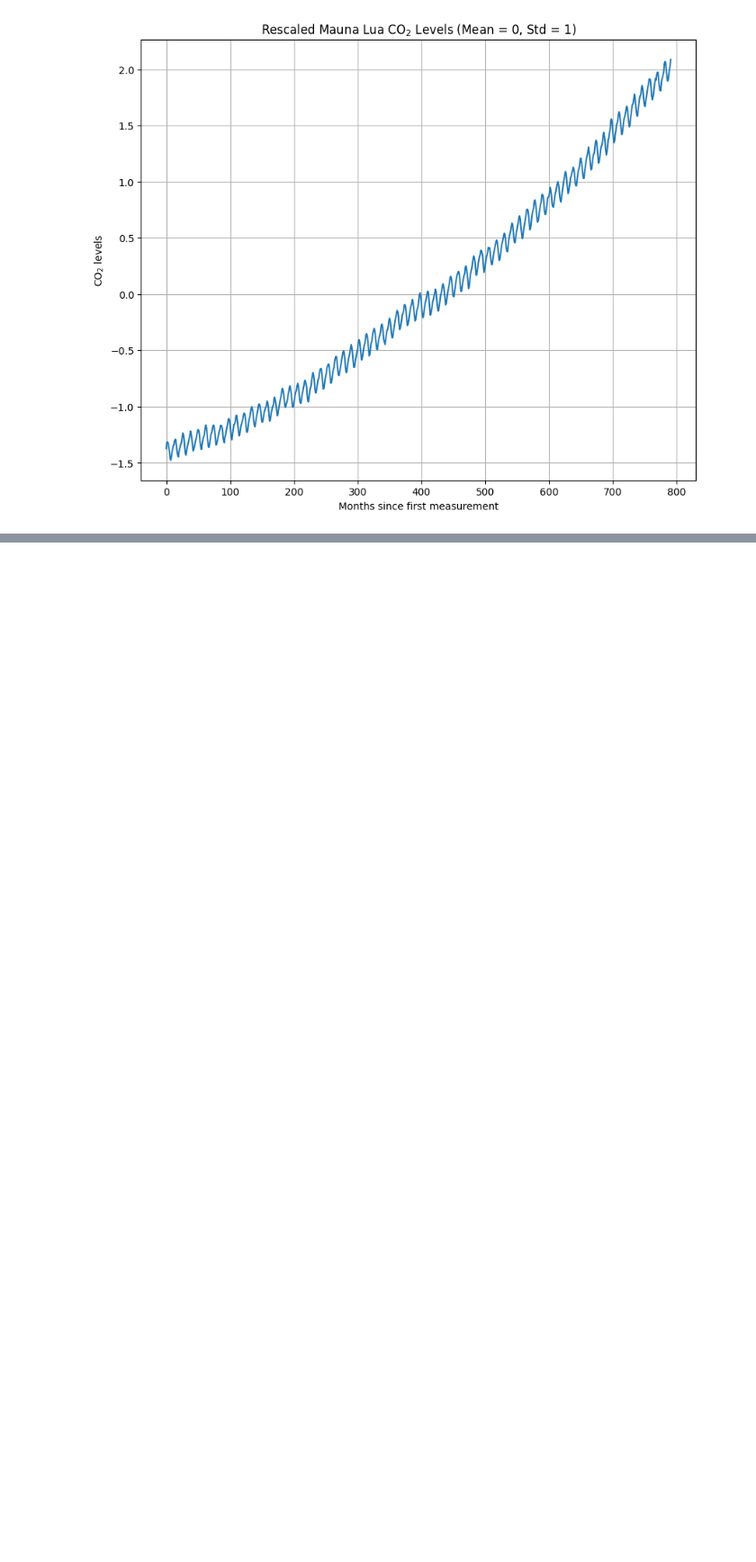
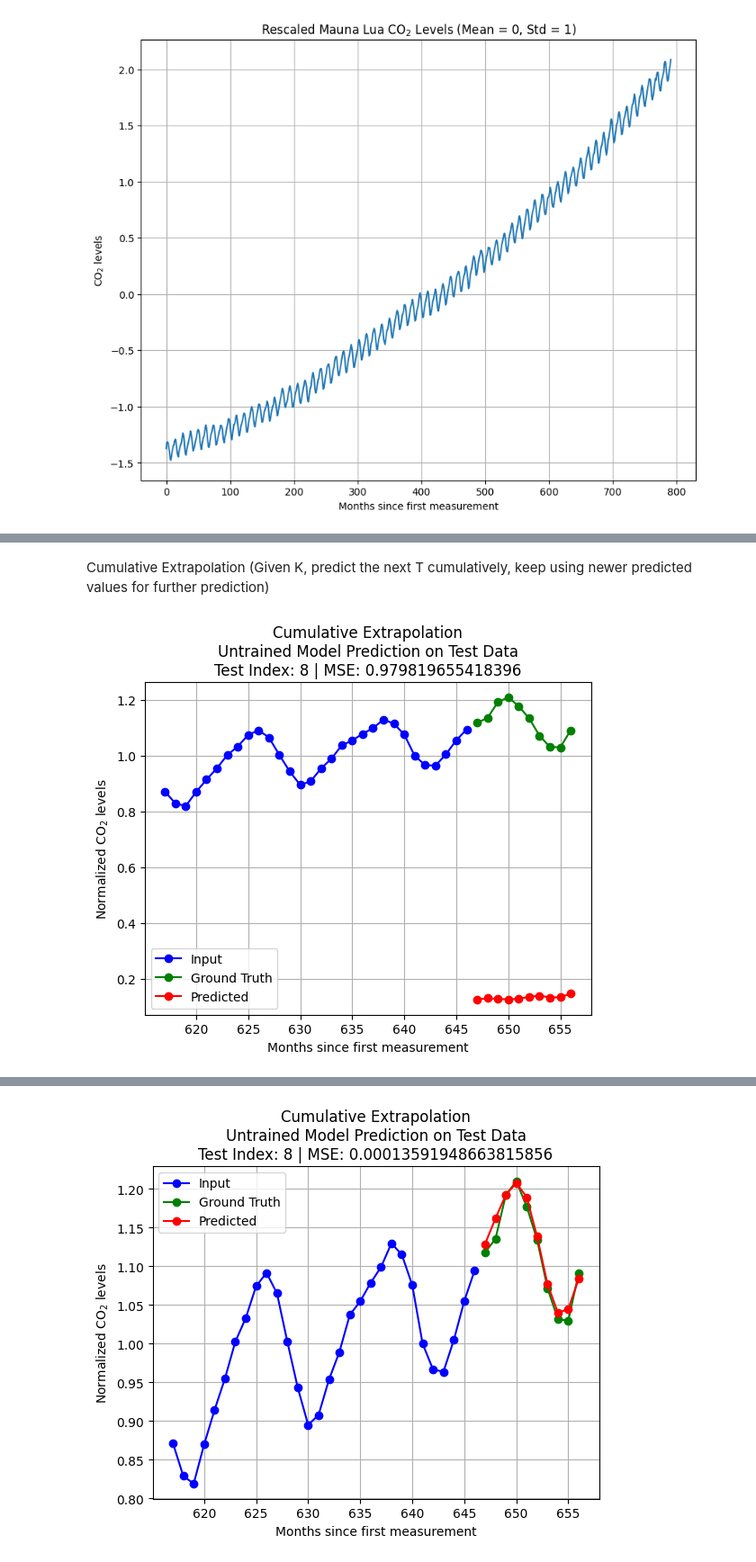
Before and after one commit to Robohrriday/ML_2024_TensionFlow_A3, a Jupyter notebook: Q3_Hrriday/Question3.ipynb, the cells around one changed output, grey strips where cells are left out. Shown at 90% size. Cells and saved outputs as stored; diff of their text form; code cells hidden in the pictures; blank space fills up the shorter version.

```diff
--- a/Q3_Hrriday/Question3.ipynb
+++ b/Q3_Hrriday/Question3.ipynb
@@ -244,0 +288,21 @@ with torch.no_grad():
+# %% [markdown]
+Cumulative Extrapolation (Given K, predict the next T cumulatively, keep using newer predicted values for further prediction)
+# %%
+K = 30
+T = 1
+
+hidden_size1 = 15
+hidden_size2 = 8
+
+model = MLP(input_dim = K, hidden_size1 = hidden_size1 , hidden_size2 = hidden_size2, output_dim = T)
+# %%
+est2 = KTEstimator(scaled_D, K, T, 0.8)
+
+# Untrained Model Prediction
+est2.predict(model, 100, cumulative = True, pred_len = 10)
+
+# Trained Model Prediction
+est2.fit(model, 1e-8, 2000, 32, 0.01)
+est2.predict(model, 100, cumulative = True, pred_len = 10)
+# %% [output]
+[figure, added]
@@ -244,0 +315 @@ with torch.no_grad():
+[figure, added]
```
Also changed, not shown: parts of 20 cells of this notebook, 1 other file.
